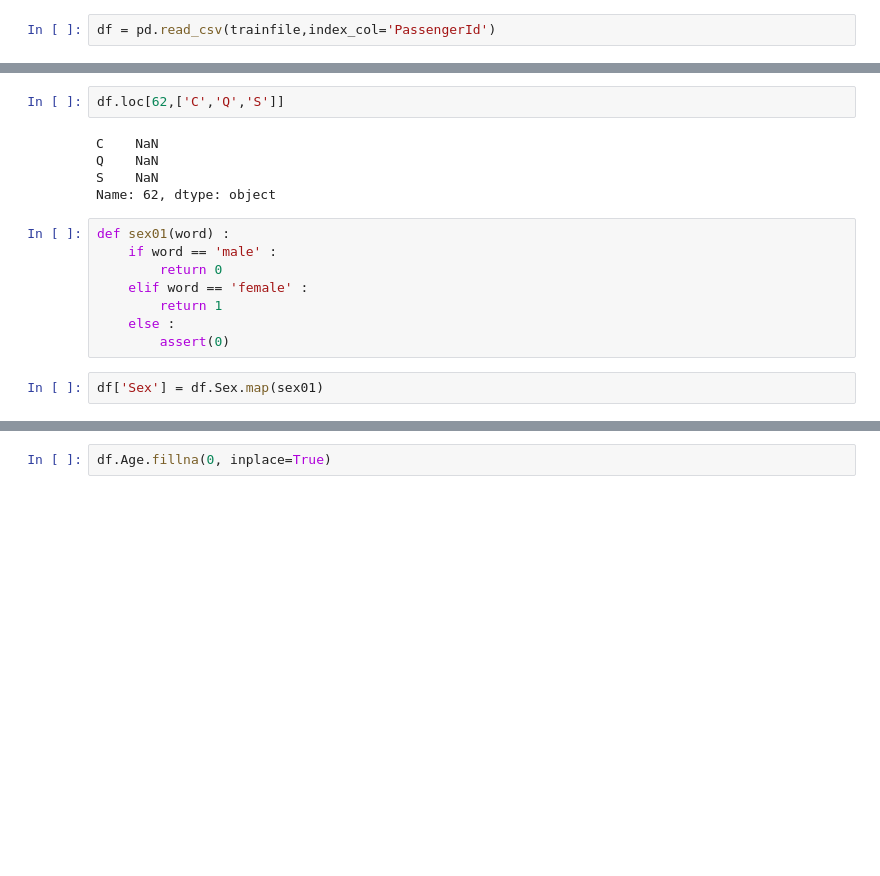
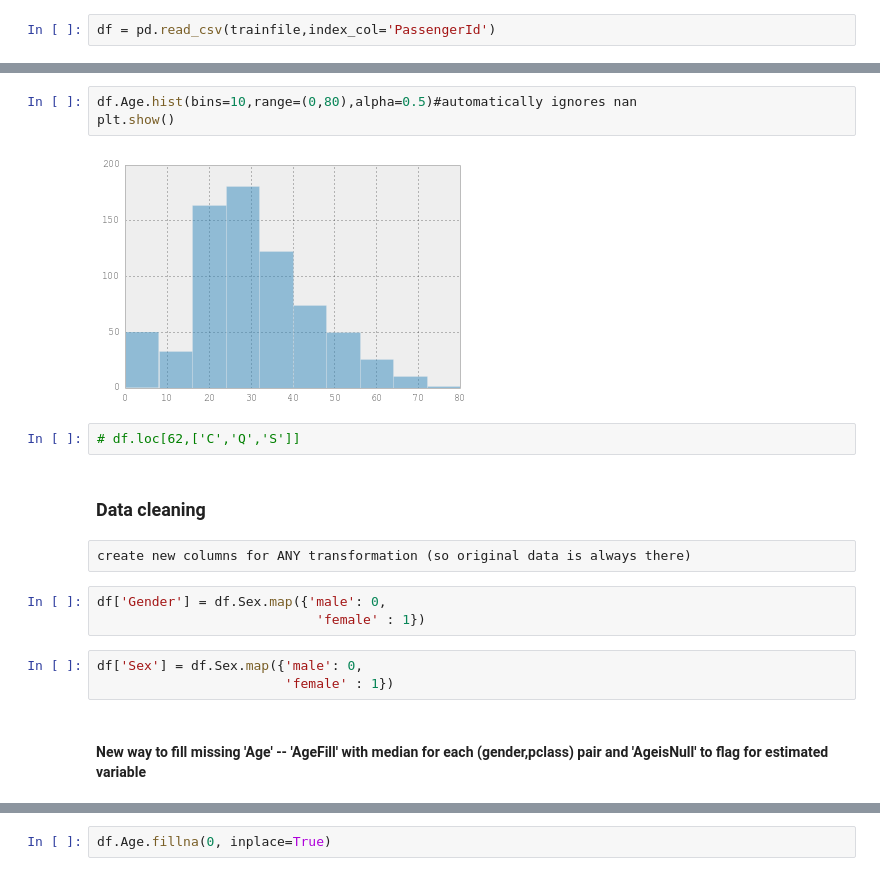
Before and after one commit to domspad/titanic_challenge, a Jupyter notebook: ipynbs/data_prep.ipynb, the cells around one changed output, grey strips where cells are left out. Saved outputs shown, nothing was run; the diff lists cells and outputs as text; blank space fills up the shorter version.

Commit message:
did some more data cleaning and munging for next submission

```diff
--- a/ipynbs/data_prep.ipynb
+++ b/ipynbs/data_prep.ipynb
@@ -43,17 +81,19 @@ df.describe()
+# %%
+df.Age.hist(bins=10,range=(0,80),alpha=0.5)#automatically ignores nan
+plt.show()
+# %% [output]
+[figure, added]
 # %%
-df.loc[62,['C','Q','S']]
+# df.loc[62,['C','Q','S']]
-# %% [output]
-C    NaN
-Q    NaN
-S    NaN
-Name: 62, dtype: object
-# %%
-def sex01(word) :
-    if word == 'male' :
-        return 0
-    elif word == 'female' :
-        return 1
-    else :
-        assert(0)
+# %% [markdown]
+### Data cleaning
+# %% [raw]
+create new columns for ANY transformation (so original data is always there)
+# %%
+df['Gender'] = df.Sex.map({'male': 0,
+                            'female' : 1})
 # %%
-df['Sex'] = df.Sex.map(sex01)
+df['Sex'] = df.Sex.map({'male': 0,
+                        'female' : 1})
+# %% [markdown]
+#### New way to fill missing 'Age' -- 'AgeFill' with median for each (gender,pclass) pair and 'AgeisNull' to flag for estimated variable
```
Also changed, not shown: parts of 21 cells of this notebook, 1 other file.
